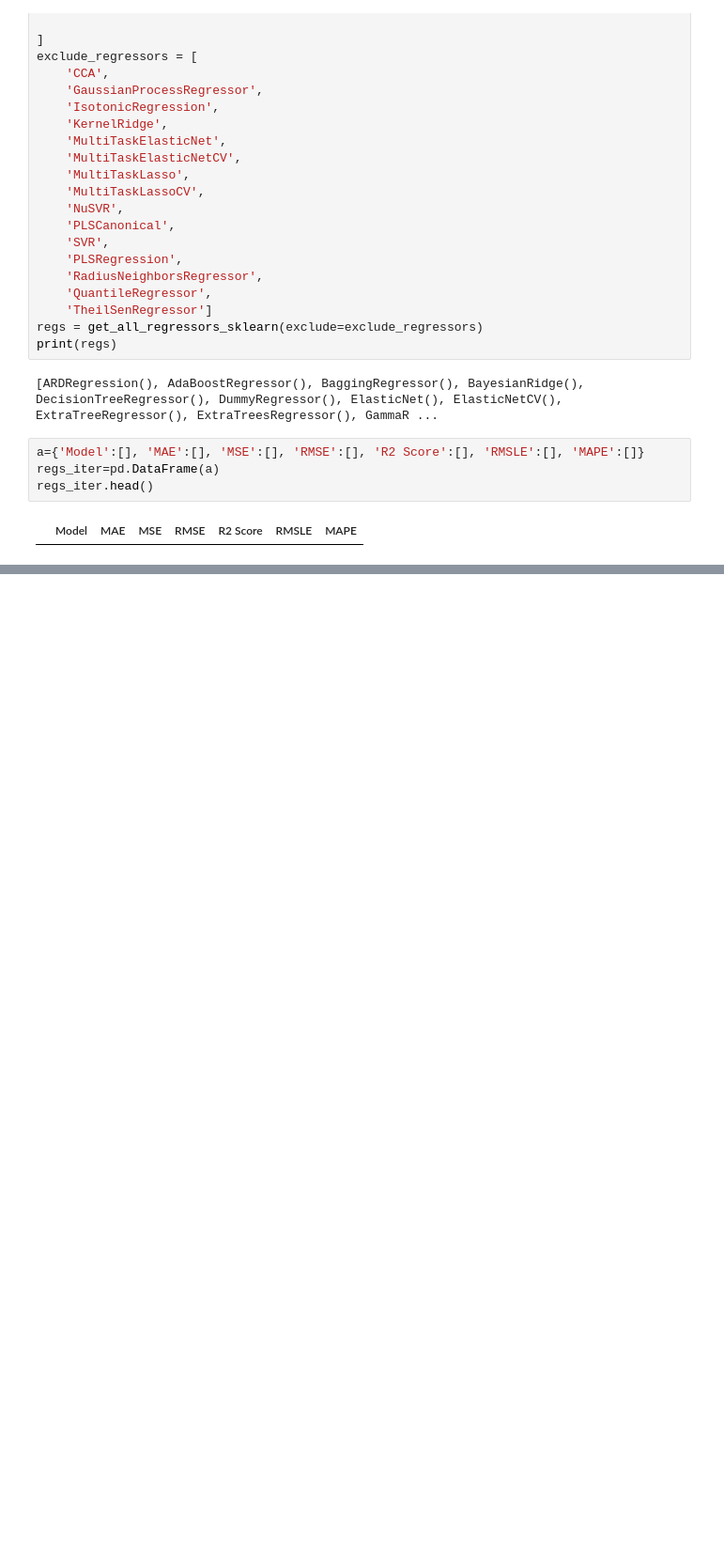
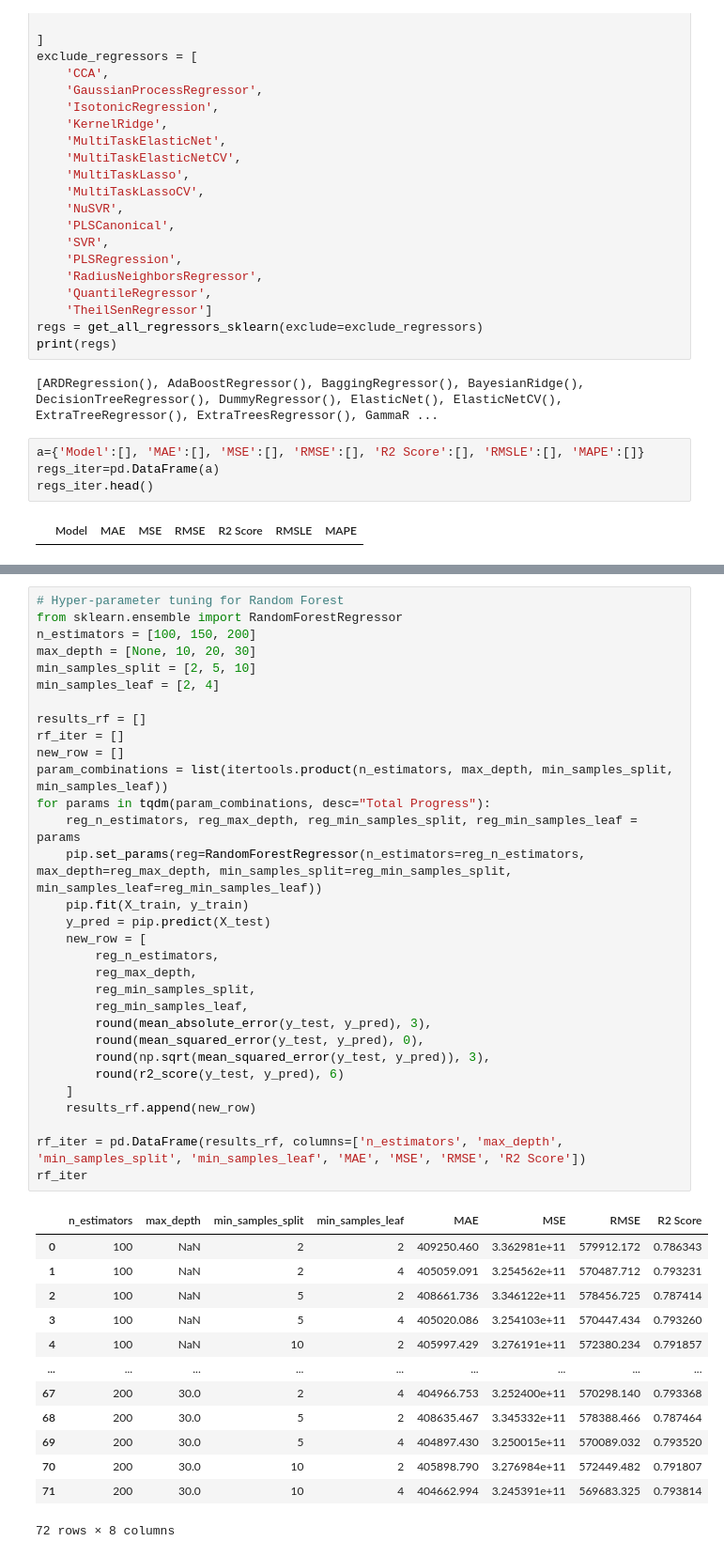
Before and after one commit to hairfann/airfare-prediction, a Jupyter notebook: data_cleaner.ipynb, the cells around one changed output, grey strips where cells are left out. Shown at 94% size. Drawn from its saved outputs; the diff is of its cells as text; blank space fills up the shorter version.

```diff
--- a/data_cleaner.ipynb
+++ b/data_cleaner.ipynb
@@ -510,0 +509,45 @@ best_reg
+# %%
+# Hyper-parameter tuning for Random Forest
+from sklearn.ensemble import RandomForestRegressor
+n_estimators = [100, 150, 200]
+max_depth = [None, 10, 20, 30]
+min_samples_split = [2, 5, 10]
+min_samples_leaf = [2, 4]
+
+results_rf = []
+rf_iter = []
+new_row = []
+param_combinations = list(itertools.product(n_estimators, max_depth, min_samples_split, min_samples_leaf))
+for params in tqdm(param_combinations, desc="Total Progress"):
+    reg_n_estimators, reg_max_depth, reg_min_samples_split, reg_min_samples_leaf = params
+    pip.set_params(reg=RandomForestRegressor(n_estimators=reg_n_estimators, max_depth=reg_max_depth, min_samples_split=reg_min_samples_split, min_samples_leaf=reg_min_samples_leaf))
+    pip.fit(X_train, y_train)
+    y_pred = pip.predict(X_test)
+    new_row = [
+        reg_n_estimators,
+        reg_max_depth,
+        reg_min_samples_split,
+        reg_min_samples_leaf,
+        round(mean_absolute_error(y_test, y_pred), 3),
+        round(mean_squared_error(y_test, y_pred), 0),
+        round(np.sqrt(mean_squared_error(y_test, y_pred)), 3),
+        round(r2_score(y_test, y_pred), 6)
+    ]
+    results_rf.append(new_row)
+
+rf_iter = pd.DataFrame(results_rf, columns=['n_estimators', 'max_depth', 'min_samples_split', 'min_samples_leaf', 'MAE', 'MSE', 'RMSE', 'R2 Score'])
+rf_iter
+# %% [output]
+|  | n_estimators | max_depth | min_samples_split | min_samples_leaf | MAE | MSE | RMSE | R2 Score |
+| 0 | 100 | NaN | 2 | 2 | 409250.460 | 3.362981e+11 | 579912.172 | 0.786343 |
+| 1 | 100 | NaN | 2 | 4 | 405059.091 | 3.254562e+11 | 570487.712 | 0.793231 |
+| 2 | 100 | NaN | 5 | 2 | 408661.736 | 3.346122e+11 | 578456.725 | 0.787414 |
+| 3 | 100 | NaN | 5 | 4 | 405020.086 | 3.254103e+11 | 570447.434 | 0.793260 |
+| 4 | 100 | NaN | 10 | 2 | 405997.429 | 3.276191e+11 | 572380.234 | 0.791857 |
+| ... | ... | ... | ... | ... | ... | ... | ... | ... |
+| 67 | 200 | 30.0 | 2 | 4 | 404966.753 | 3.252400e+11 | 570298.140 | 0.793368 |
+| 68 | 200 | 30.0 | 5 | 2 | 408635.467 | 3.345332e+11 | 578388.466 | 0.787464 |
+| 69 | 200 | 30.0 | 5 | 4 | 404897.430 | 3.250015e+11 | 570089.032 | 0.793520 |
+| 70 | 200 | 30.0 | 10 | 2 | 405898.790 | 3.276984e+11 | 572449.482 | 0.791807 |
+| 71 | 200 | 30.0 | 10 | 4 | 404662.994 | 3.245391e+11 | 569683.325 | 0.793814 |
+72 rows × 8 columns
```
Also changed, not shown: parts of 5 cells of this notebook, 5 other files.
